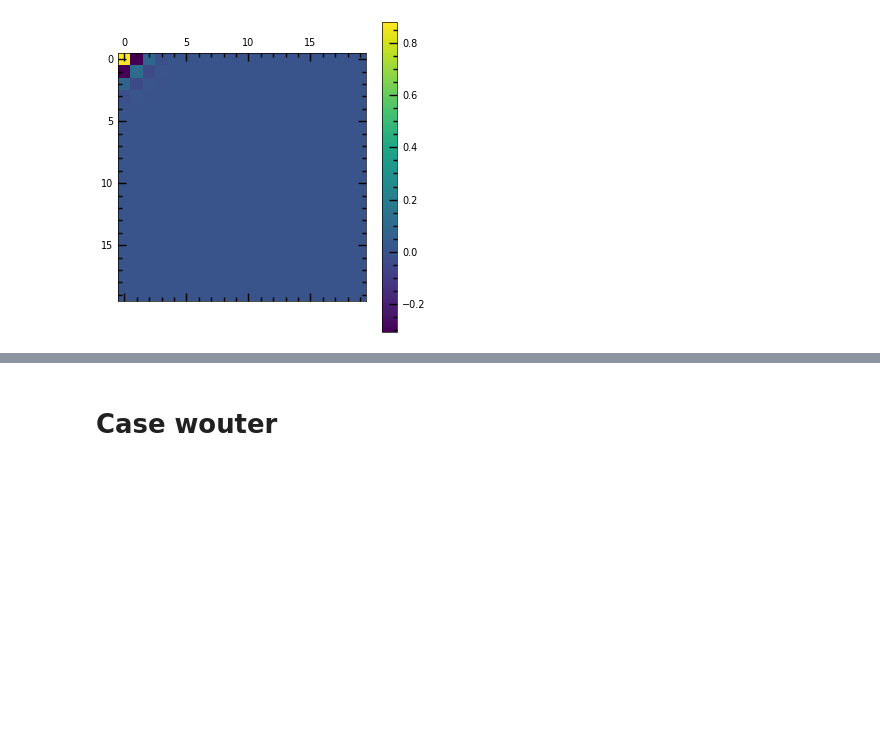
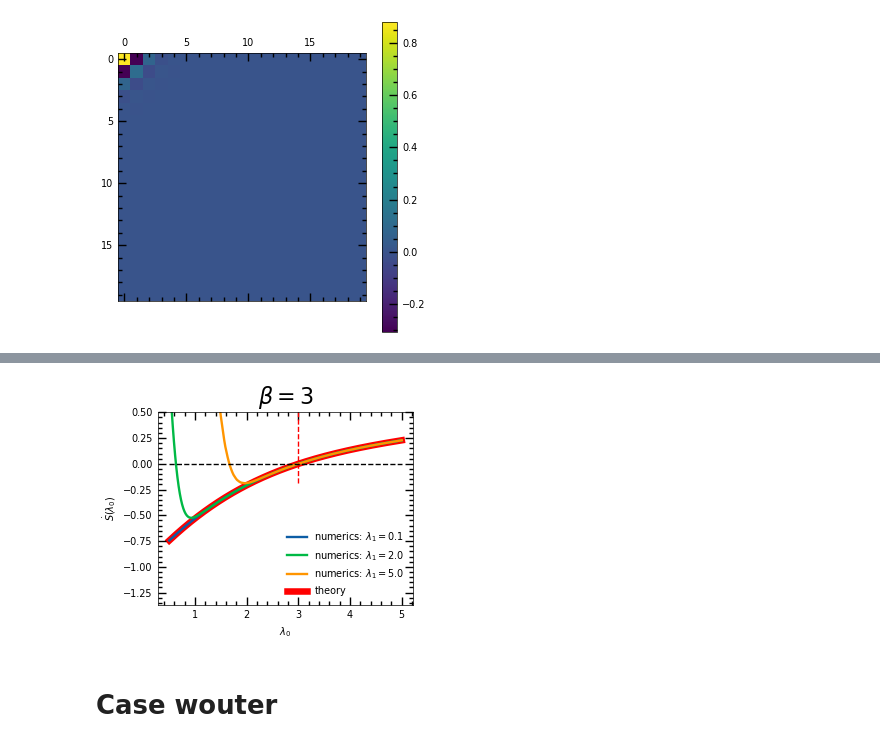
Before and after one commit to 1nthony/tp_4, a Jupyter notebook: variational_entropy_production.ipynb, the cells around one changed output, grey strips where cells are left out. Saved outputs shown, nothing was run; the diff lists cells and outputs as text; code cells hidden in the pictures; blank space fills up the shorter version.

```diff
--- a/variational_entropy_production.ipynb
+++ b/variational_entropy_production.ipynb
@@ -1717,3 +1806,32 @@ for i,beta in enumerate(betas) :
+# %%
+beta_true = 3
+lambda_1s = np.array([0.1, 2, 5])
+
+xmin = 0.5
+xmax = 5
+
+dim_unit = 20
+a, at = creation_annihilation(dim_unit)
+
+for lambda_1 in lambda_1s :
+    X = np.linspace(xmin, xmax, 200)
+    Y = [entropy_production_raw([x, lambda_1], ansatz_drive, a, at, lindblad, beta).real for x in X]
+    plt.plot(X, Y, lw=1.7, label=rf'numerics: $\lambda_1 = ${lambda_1}')
+
+
+X_th, Y_th = np.loadtxt('symbolic_calculus/th_Sdot_lambda0_beta_3.dat', unpack=True)
+plt.plot(X_th, Y_th, lw=4.7, color='r', label='theory', zorder=-1)
+
+plt.xlabel(r'$\lambda_0$')
+plt.ylabel(r'$\dot{S}(\lambda_0)$')
+plt.vlines(beta_true, min(Y), 0.5, colors='r', linestyles='dashed')
+plt.title(rf'$\beta = {beta_true}$')
+plt.ylim([None, 0.5])
+plt.hlines(0, xmin, xmax, linestyles='dashed', color='black')
+plt.legend()
+plt.savefig(f'figs/VS_num_th_Sdot_lambda0_beta_{beta_true}.pdf')
+# %% [output]
+[figure, added]
 # %% [markdown]
 # Case wouter
 # %% [markdown]
```
Also changed, not shown: parts of 7 cells of this notebook.
